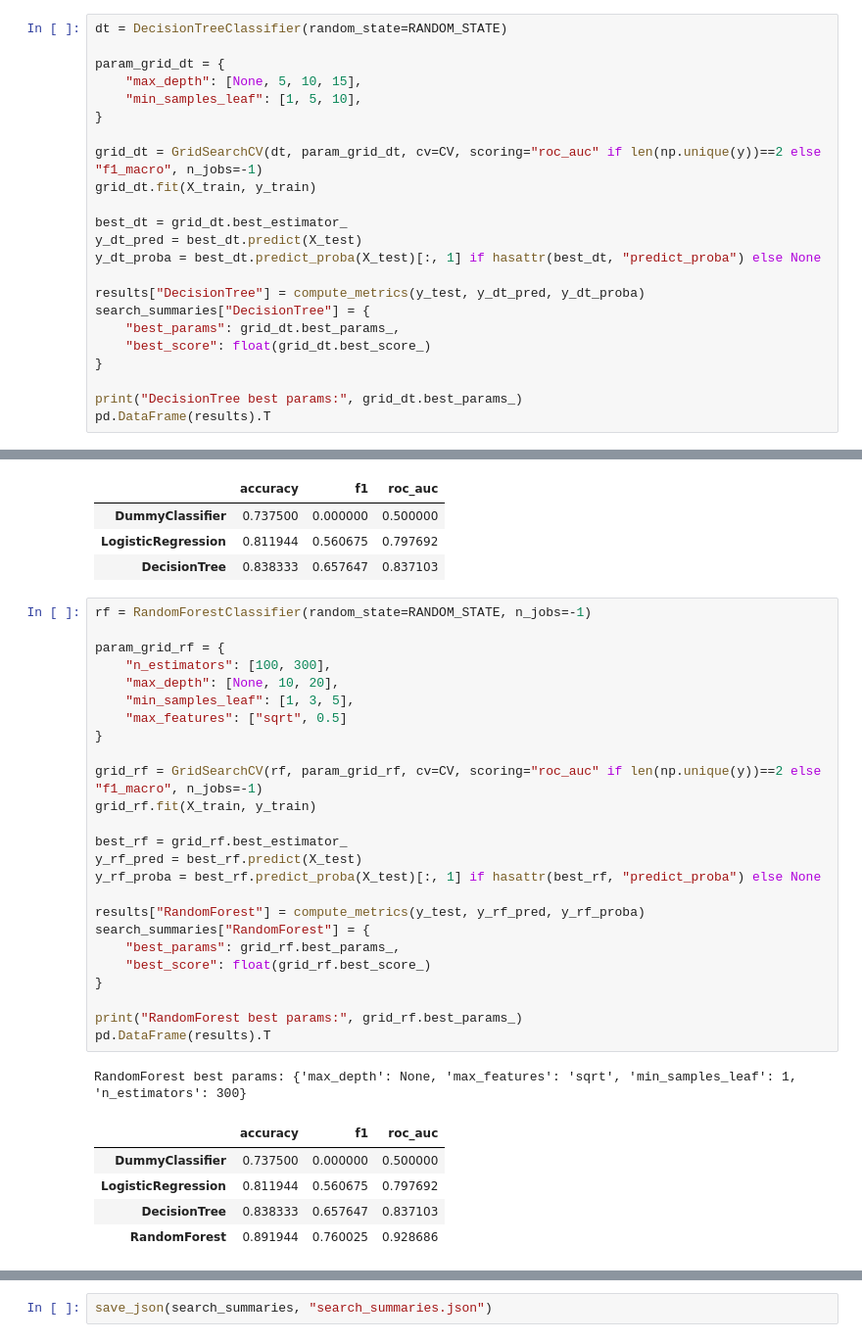
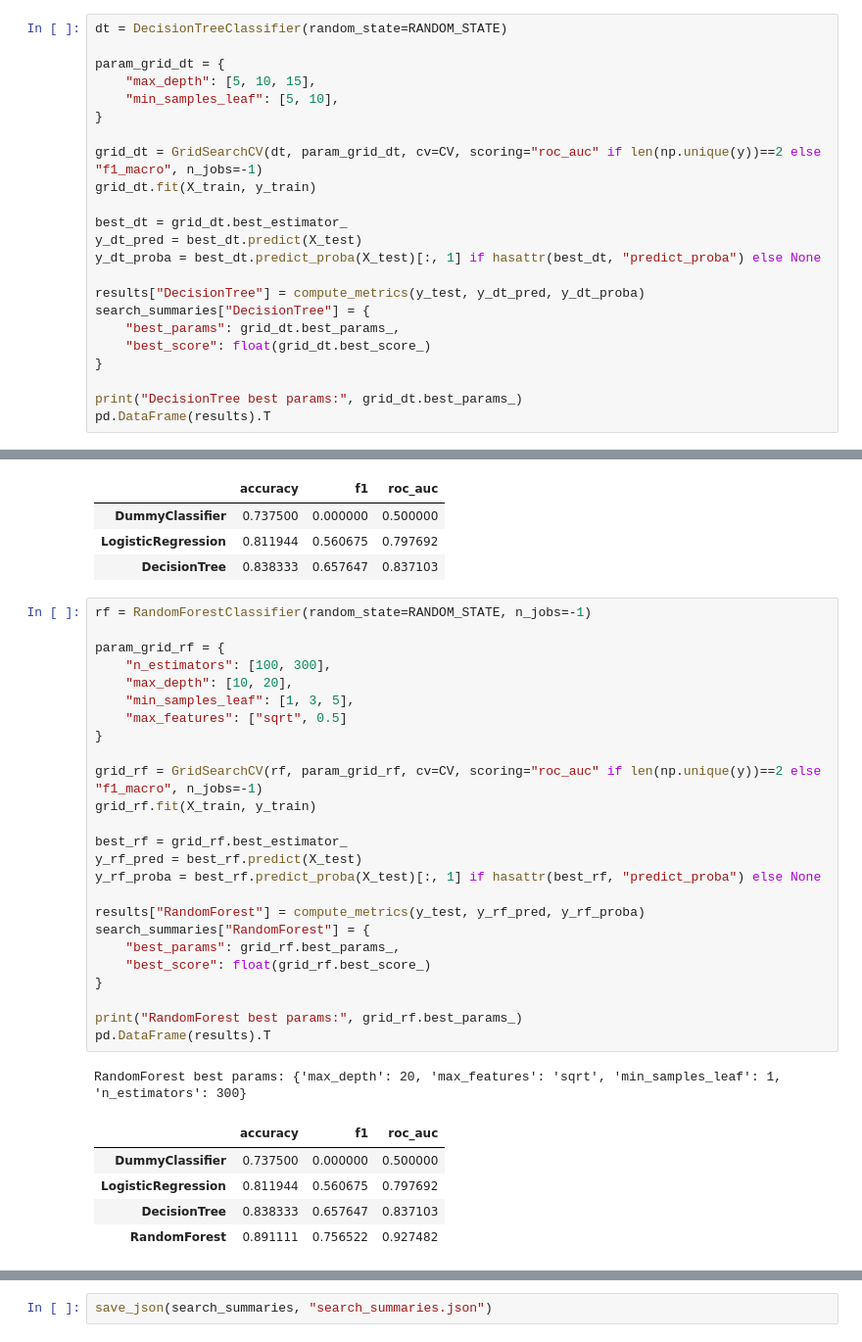
Before and after one commit to olyamyalina/Myalina_Olya_AI, a Jupyter notebook: homeworks/HW06/HW06.ipynb, the cells around one changed output, grey strips where cells are left out. Shown at 98% size. Saved outputs shown, nothing was run; the diff lists cells and outputs as text.

```diff
--- a/homeworks/HW06/HW06.ipynb
+++ b/homeworks/HW06/HW06.ipynb
@@ -171,8 +171,8 @@ pd.DataFrame(results).T
 dt = DecisionTreeClassifier(random_state=RANDOM_STATE)
 
 param_grid_dt = {
-    "max_depth": [None, 5, 10, 15],
-    "min_samples_leaf": [1, 5, 10],
+    "max_depth": [5, 10, 15],
+    "min_samples_leaf": [5, 10],
 }
 
 grid_dt = GridSearchCV(dt, param_grid_dt, cv=CV, scoring="roc_auc" if len(np.unique(y))==2 else "f1_macro", n_jobs=-1)
@@ -199,35 +199,35 @@ DecisionTree best params: {'max_depth': 10, 'min_samples_leaf': 10}
 # %%
 rf = RandomForestClassifier(random_state=RANDOM_STATE, n_jobs=-1)
 
 param_grid_rf = {
     "n_estimators": [100, 300],
-    "max_depth": [None, 10, 20],
+    "max_depth": [10, 20],
     "min_samples_leaf": [1, 3, 5],
     "max_features": ["sqrt", 0.5]
 }
 
 grid_rf = GridSearchCV(rf, param_grid_rf, cv=CV, scoring="roc_auc" if len(np.unique(y))==2 else "f1_macro", n_jobs=-1)
 grid_rf.fit(X_train, y_train)
 
 best_rf = grid_rf.best_estimator_
 y_rf_pred = best_rf.predict(X_test)
 y_rf_proba = best_rf.predict_proba(X_test)[:, 1] if hasattr(best_rf, "predict_proba") else None
 
 results["RandomForest"] = compute_metrics(y_test, y_rf_pred, y_rf_proba)
 search_summaries["RandomForest"] = {
     "best_params": grid_rf.best_params_,
     "best_score": float(grid_rf.best_score_)
 }
 
 print("RandomForest best params:", grid_rf.best_params_)
 pd.DataFrame(results).T
 # %% [output]
-RandomForest best params: {'max_depth': None, 'max_features': 'sqrt', 'min_samples_leaf': 1, 'n_estimators': 300}
+RandomForest best params: {'max_depth': 20, 'max_features': 'sqrt', 'min_samples_leaf': 1, 'n_estimators': 300}
 |  | accuracy | f1 | roc_auc |
 | DummyClassifier | 0.737500 | 0.000000 | 0.500000 |
 | LogisticRegression | 0.811944 | 0.560675 | 0.797692 |
 | DecisionTree | 0.838333 | 0.657647 | 0.837103 |
-| RandomForest | 0.891944 | 0.760025 | 0.928686 |
+| RandomForest | 0.891111 | 0.756522 | 0.927482 |
 # %%
 gb = GradientBoostingClassifier(random_state=RANDOM_STATE)
 
```
Also changed, not shown: parts of 2 cells of this notebook, 8 other files.
